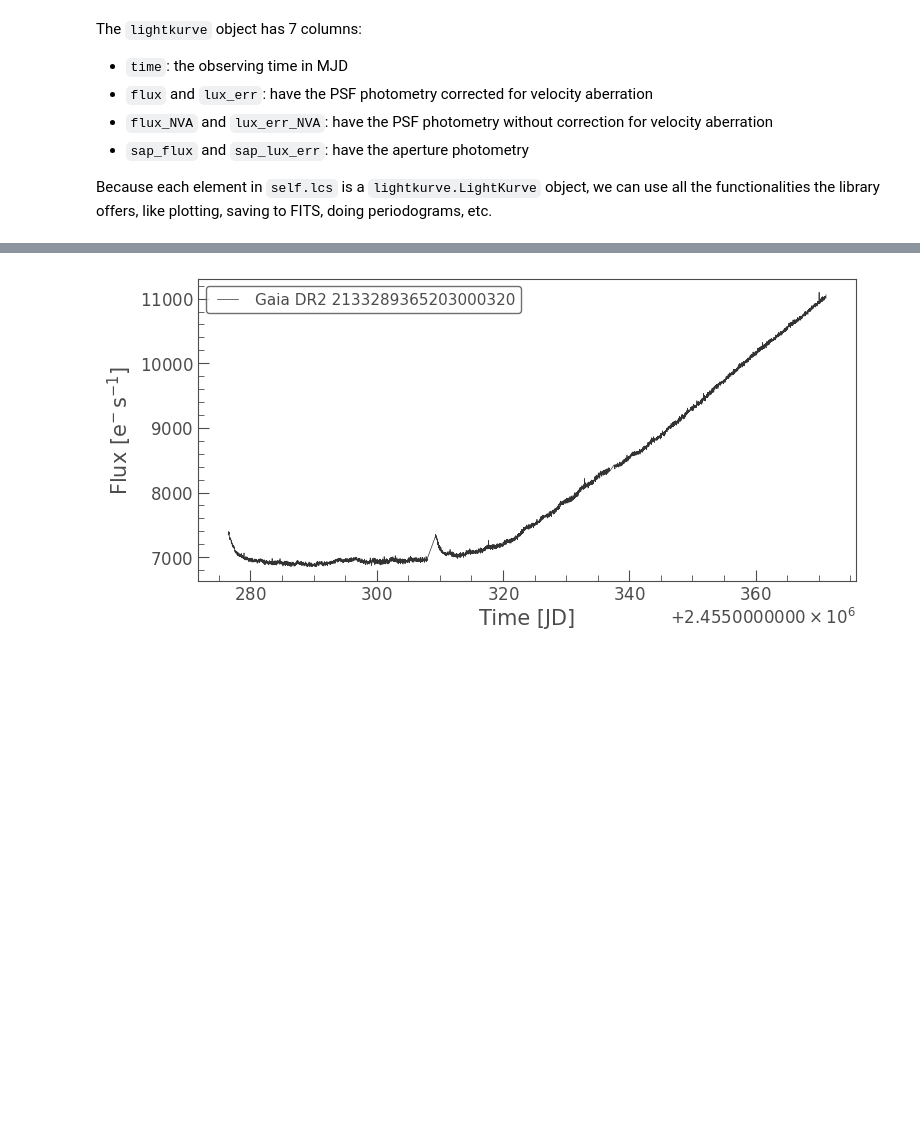
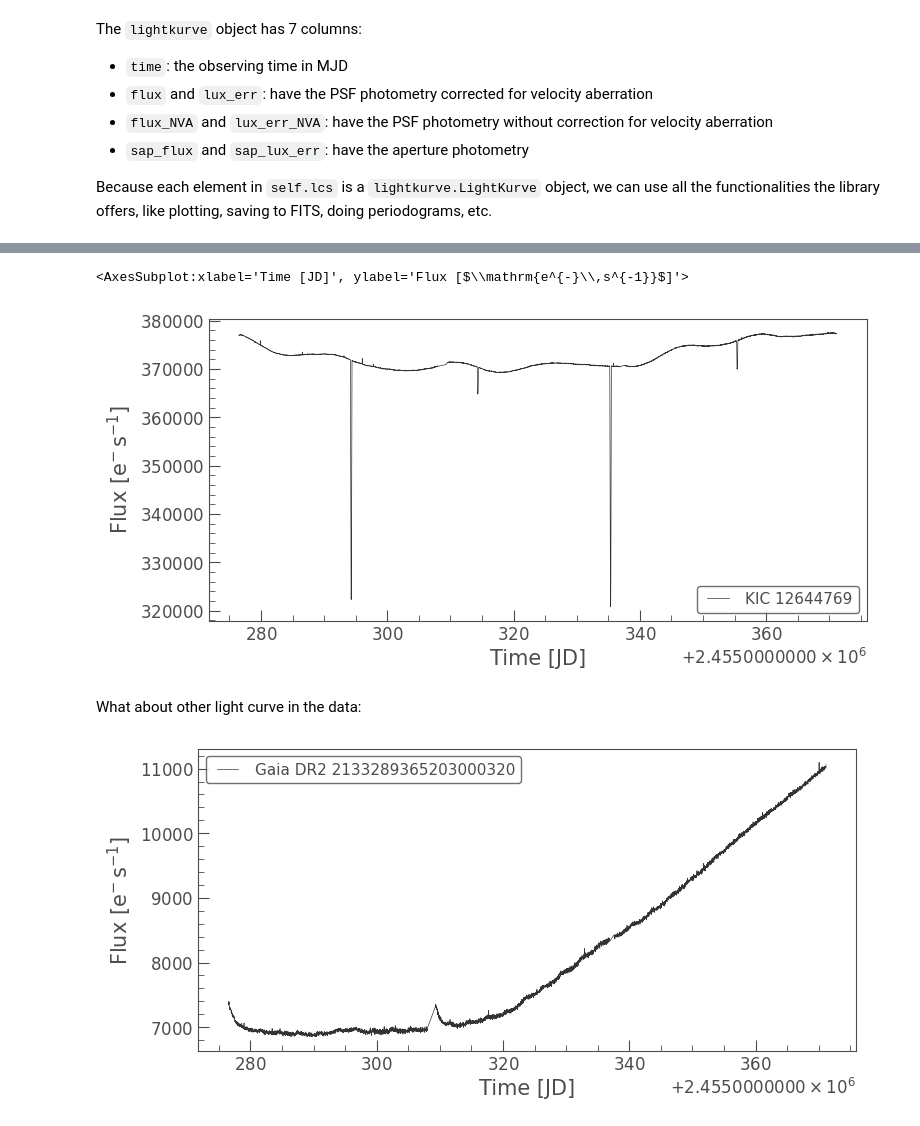
Before and after one commit to SSDataLab/psfmachine, a Jupyter notebook: docs/tutorials/Tutorial_10_TPFs.ipynb, the cells around one changed output, grey strips where cells are left out. Saved outputs shown, nothing was run; the diff lists cells and outputs as text; code cells hidden in the pictures; blank space fills up the shorter version.

Commit message:
new lc plots for tutorials

```diff
--- a/docs/tutorials/Tutorial_10_TPFs.ipynb
+++ b/docs/tutorials/Tutorial_10_TPFs.ipynb
@@ -109,3 +121,10 @@ offers, like plotting, saving to FITS, doing periodograms, etc.
+# %%
+machine.lcs[286].plot()
+# %% [output]
+<AxesSubplot:xlabel='Time [JD]', ylabel='Flux [$\\mathrm{e^{-}\\,s^{-1}}$]'>
+[figure, added]
+# %% [markdown]
+What about other light curve in the data:
 # %%
 for lc in machine.lcs[::25]:
     if np.isnan(lc.flux).all():
```
Also changed, not shown: parts of 3 cells of this notebook, 1 other file.
